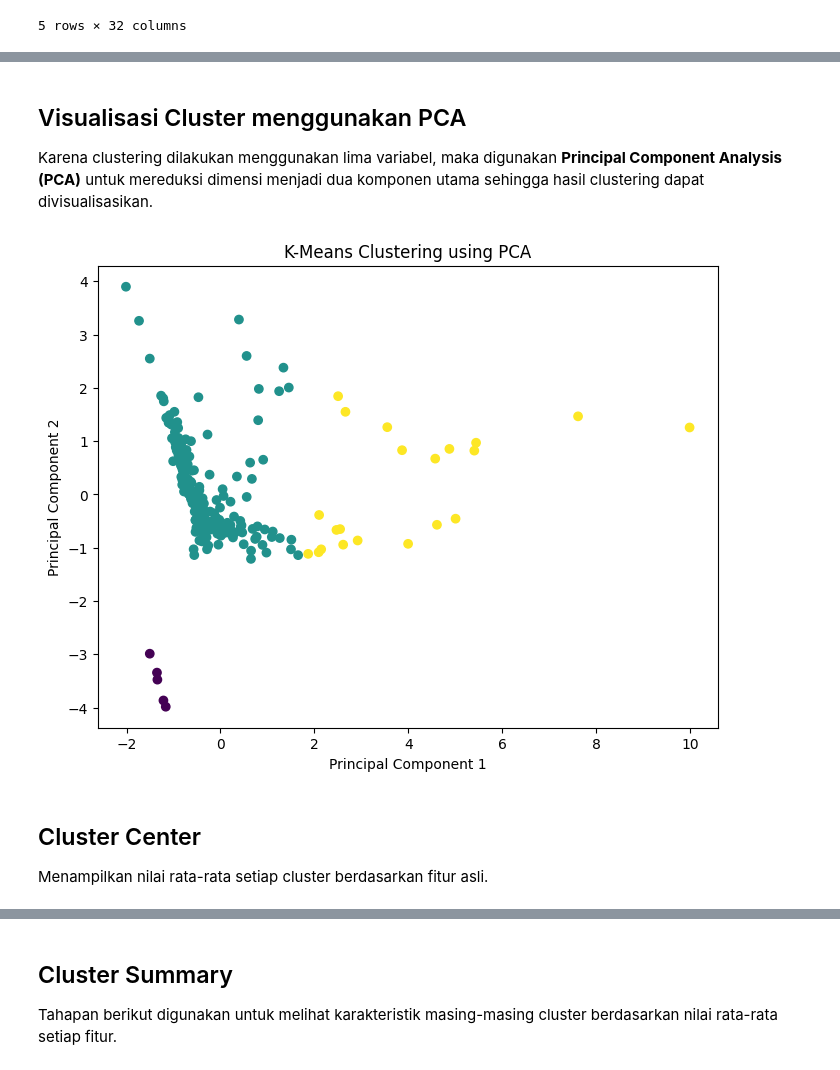
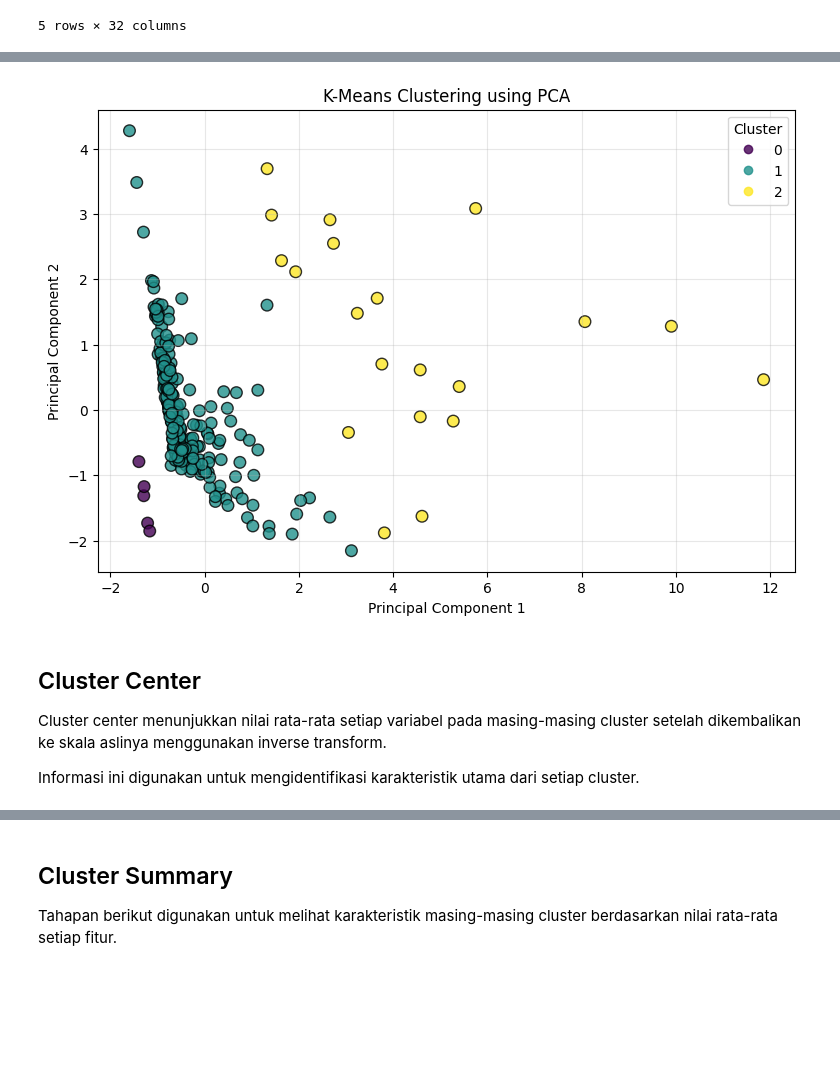
Before and after one commit to walsptr/tugas_ds, a Jupyter notebook: notebooks/06_clustering.ipynb, the cells around one changed output, grey strips where cells are left out. Cells and saved outputs as stored; diff of their text form; code cells hidden in the pictures; blank space fills up the shorter version.

```diff
--- a/notebooks/06_clustering.ipynb
+++ b/notebooks/06_clustering.ipynb
@@ -160,39 +183,43 @@ Silhouette Score : 0.6493350945278942
-# %% [markdown]
-## Visualisasi Cluster menggunakan PCA
-
-Karena clustering dilakukan menggunakan lima variabel, maka digunakan **Principal Component Analysis (PCA)** untuk mereduksi dimensi menjadi dua komponen utama sehingga hasil clustering dapat divisualisasikan.
 # %%
-pca = PCA(
-    n_components=2,
-    random_state=42
+plt.figure(figsize=(9,6))
+
+scatter = plt.scatter(
+
+    df["PCA1"],
+
+    df["PCA2"],
+
+    c=df["cluster"],
+
+    s=70,
+
+    edgecolors="black",
+
+    alpha=0.8
+
 )
 
-X_pca = pca.fit_transform(X_scaled)
+plt.xlabel("Principal Component 1")
 
-df["PCA1"] = X_pca[:,0]
+plt.ylabel("Principal Component 2")
 
-df["PCA2"] = X_pca[:,1]
+plt.title("K-Means Clustering using PCA")
+
+plt.grid(alpha=0.3)
+
+plt.legend(
+    *scatter.legend_elements(),
+    title="Cluster"
+)
+
+plt.show()
+# %% [output]
+[figure, added]
-# %%
-plt.figure(figsize=(8,6))
-
-plt.scatter(
-    df["PCA1"],
-    df["PCA2"],
-    c=df["cluster"]
-)
-
-plt.xlabel("Principal Component 1")
-
-plt.ylabel("Principal Component 2")
-
-plt.title("K-Means Clustering using PCA")
-
-plt.show()
-# %% [output]
-[figure, removed]
 # %% [markdown]
 ## Cluster Center
 
-Menampilkan nilai rata-rata setiap cluster berdasarkan fitur asli.
+Cluster center menunjukkan nilai rata-rata setiap variabel pada masing-masing cluster setelah dikembalikan ke skala aslinya menggunakan inverse transform.
+
+Informasi ini digunakan untuk mengidentifikasi karakteristik utama dari setiap cluster.
 # %%
 cluster_center = pd.DataFrame(
```
Also changed, not shown: parts of 19 cells of this notebook, 1 other file.
